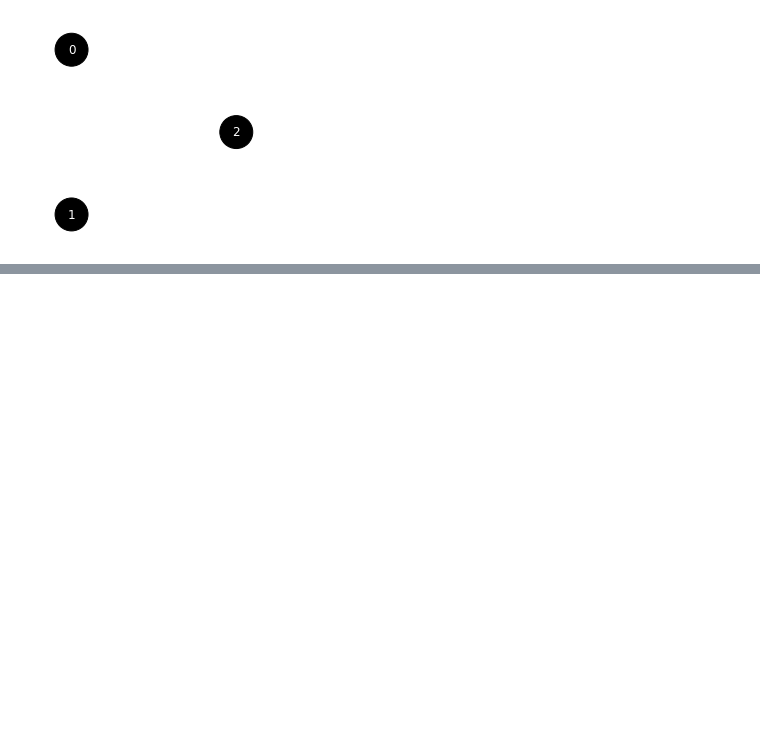
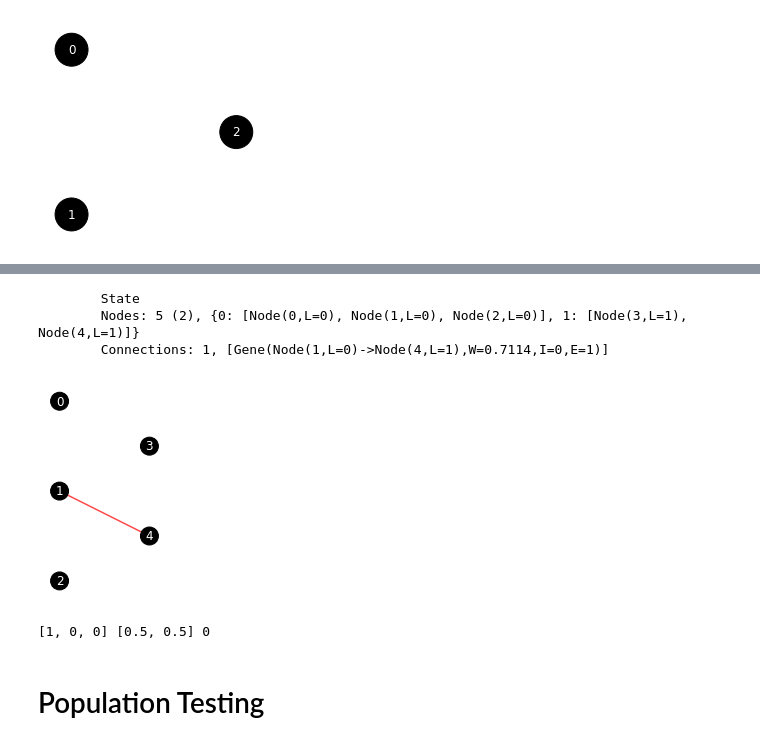
Before and after one commit to drewcurran/COS398_NEAT, a Jupyter notebook: NEAT/test_code.ipynb, the cells around one changed output, grey strips where cells are left out. Saved outputs shown, nothing was run; the diff lists cells and outputs as text; code cells hidden in the pictures; blank space fills up the shorter version.

```diff
--- a/NEAT/test_code.ipynb
+++ b/NEAT/test_code.ipynb
@@ -433,0 +400,17 @@ genome6
+# %%
+player.mutate(history)
+player.nn.print_state()
+player.nn.draw_state()
+# %% [output]
+        State
+        Nodes: 5 (2), {0: [Node(0,L=0), Node(1,L=0), Node(2,L=0)], 1: [Node(3,L=1), Node(4,L=1)]}
+        Connections: 1, [Gene(Node(1,L=0)->Node(4,L=1),W=0.7114,I=0,E=1)]
+[figure, added]
+# %%
+inputs = [1] + np.random.randint(2, size=2).tolist()
+decision = player.decide(inputs)
+print(inputs, player.nn.forward_pass(inputs), decision)
+# %% [output]
+[1, 0, 0] [0.5, 0.5] 0
+# %% [markdown]
+# Population Testing
```
Also changed, not shown: parts of 38 cells of this notebook, 4 other files.
